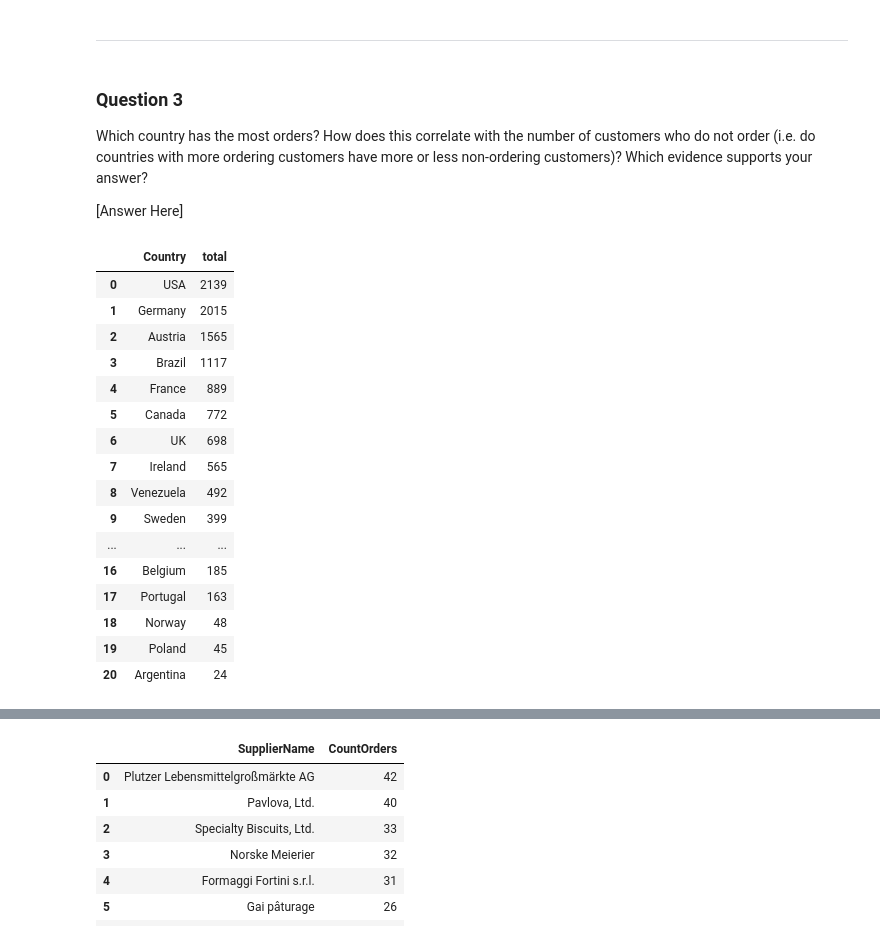
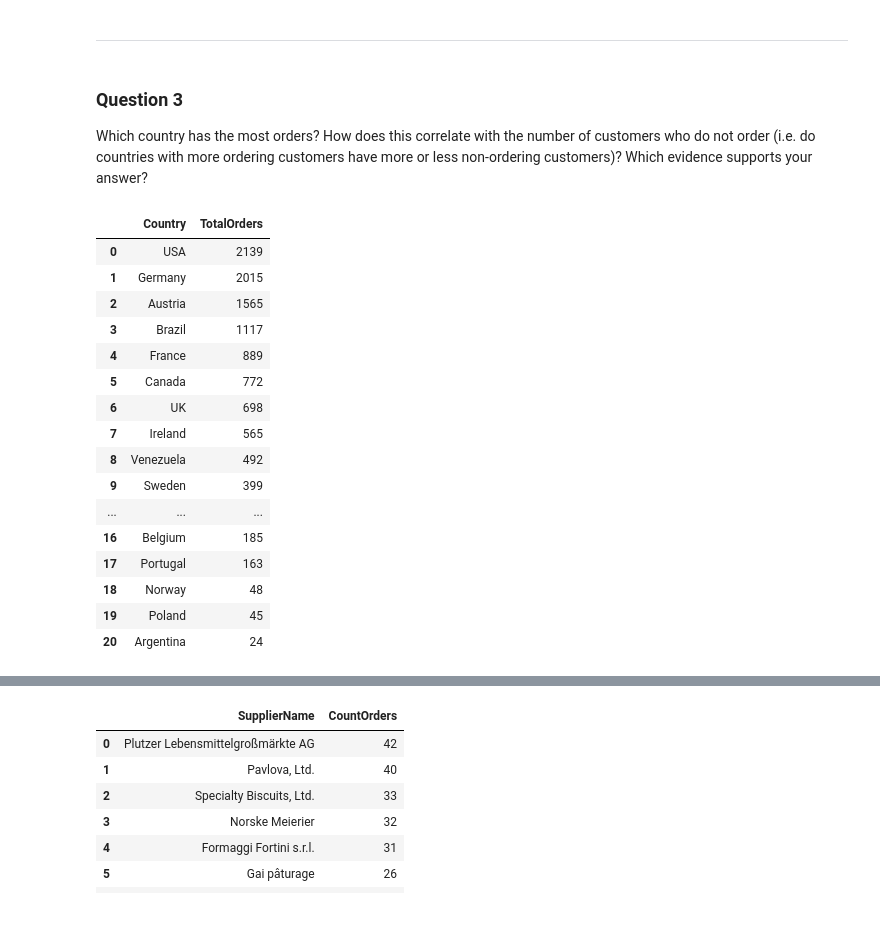
Before and after one commit to lubnaasmi/SQL_Analysis, a Jupyter notebook: adhoc_report.ipynb, the cells around one changed output, grey strips where cells are left out. Saved outputs shown, nothing was run; the diff lists cells and outputs as text; code cells hidden in the pictures.

```diff
--- a/adhoc_report.ipynb
+++ b/adhoc_report.ipynb
@@ -647,23 +680,23 @@ ______________________________
 ### Question 3
 
 Which country has the most orders? How does this correlate with the number of customers who do not order (i.e. do countries with more ordering customers have more or less non-ordering customers)? Which evidence supports your answer?
-
-[Answer Here]
 # %%
 # function to query Countries with most orders:
 
-run_query("""
-    select c.country, sum(od.quantity) as total
+TotalOrders_df = run_query("""
+    select c.country, sum(od.quantity) as TotalOrders
                from Customers as c
                join Orders as o
                on c.CustomerID = o.CustomerID
                join Orderdetails as od
                on o.OrderID = od.OrderID
                group by c.country
-               order by total desc
+               order by TotalOrders desc
 """)
+
+TotalOrders_df
 # %% [output]
-|  | Country | total |
+|  | Country | TotalOrders |
 | 0 | USA | 2139 |
 | 1 | Germany | 2015 |
 | 2 | Austria | 1565 |
```
Also changed, not shown: parts of 58 cells of this notebook, 1 other file.
